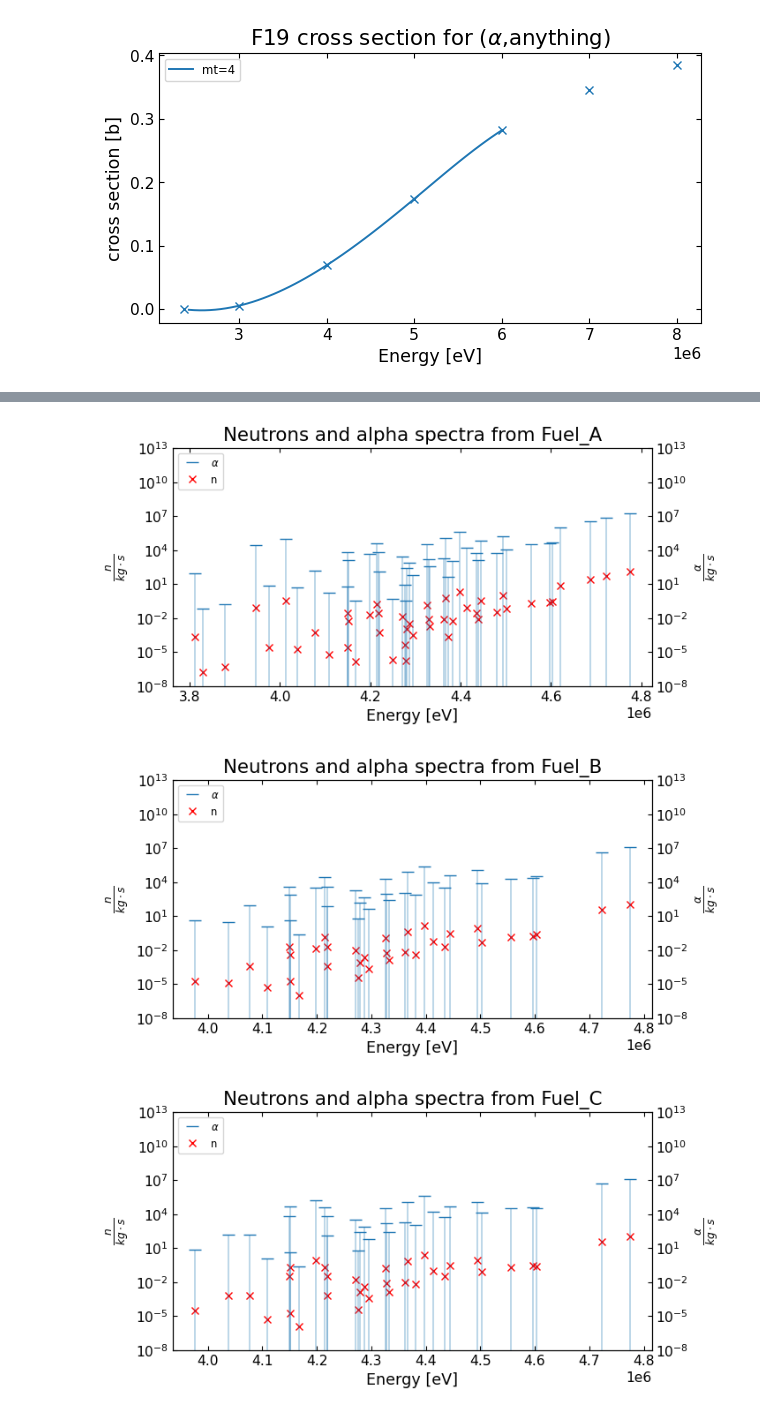
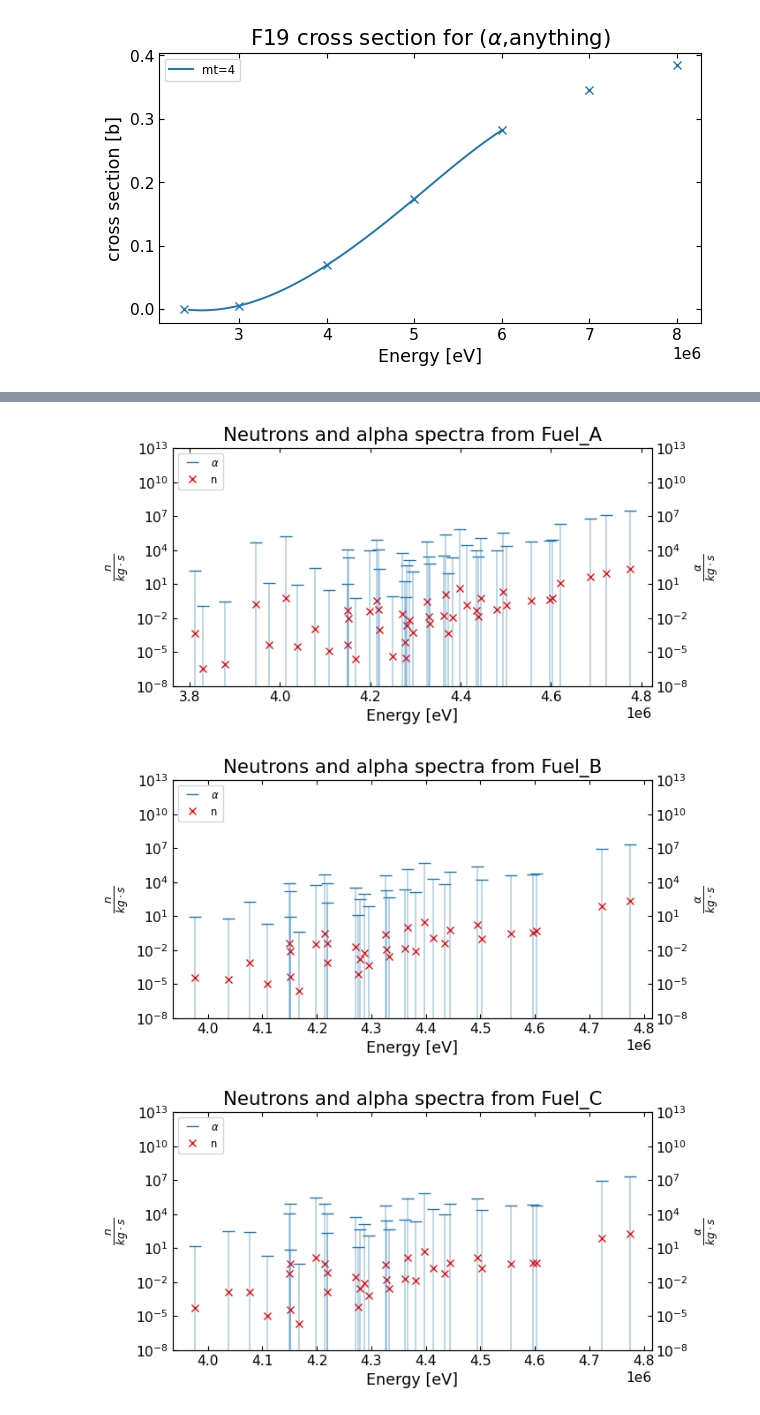
Before and after one commit to EmilEskol/Speciale, a Jupyter notebook: 4Neutron_spectrum_from_alpha_N.ipynb, the cells around one changed output, grey strips where cells are left out. Drawn from its saved outputs; the diff is of its cells as text; code cells hidden in the pictures.

Commit message:
170626 - neutron count done

```diff
--- a/4Neutron_spectrum_from_alpha_N.ipynb
+++ b/4Neutron_spectrum_from_alpha_N.ipynb
@@ -51,7 +51,7 @@ def get_spline_data(spline,xs,extrapolate = False,non_negative=False):
 
     return spline_data
 
-fuel_name= 'Fuel_A'
+fuel_name= 'Fuel_C'
 mat = gh.get_material_by_name(fuel_name,mats)
 E_min=1e4
 E_max=5e6
@@ -253,7 +252,7 @@ def neutrons_from_material(mat,E_min=0,E_max=6e6,nr_points=1000,
         mt_to_markers = {4: 'o',11: 's',16: '^',17: 'v',18: 'D',22: 'P',23: 'X',24: '*',
                          25: '<',28: '>',29: 'p',30: 'h',32: 'H',33: 'd',34: '8',35: '+',}
         mt_to_reaction = {4:  r'($\alpha$,n)', 11: r'($\alpha$,2n+d)',16: r'($\alpha$,2n)',
-                        17: r'($\alpha$,3n)',18: r'($\alpha$,f)',22: r'($\alpha$,$\alpha$)',
+                        17: r'($\alpha$,3n)',18: r'($\alpha$,f)',22: r'($\alpha$,$\alpha$+n)',
                         23: r'($\alpha$,n+3$\alpha$)',24: r'($\alpha$,2n+$\alpha$)',
                         25: r'($\alpha$,3n+$\alpha$)',28: r'($\alpha$,n+p)',29: r'($\alpha$,n+2$\alpha$)',
                         30: r'($\alpha$,2n+2$\alpha$)',32: r'($\alpha$,n+d)',33: r'($\alpha$,n+t)',
@@ -372,13 +371,13 @@ def neutrons_from_material(mat,E_min=0,E_max=6e6,nr_points=1000,
     total_alphas = sum(alpha_spectra)
     print(f' Alpha per second: {total_alphas:.3g}')
     neutrons_per_alpha = neutrons_total*(1e6/total_alphas)
-    print(f'n/(kg*s) from {mat.name} is {neutrons_total:.4g} with {nr_points:.2g} points giving {neutrons_per_alpha:.3g} n/10^6 a')
+    print(f'n/(kg*s) from {mat.name} is {neutrons_total:.7g} with {nr_points:.2g} points giving {neutrons_per_alpha:.3g} n/10^6 a')
     print(f'for {alpha_energies[-1]/1e6:.3g} MeV the neutrons pr alpha is {neutrons_added[-1]/alpha_spectra[-1]*1e6:.3g}')
     return neutrons_total, total_alphas
 
 
 fig, ax = plt.subplots(1,3,figsize=(18,6))
-points_power = 2
+points_power = 5
 fuel_name= 'Fuel_A'
 mat = gh.get_material_by_name(fuel_name,mats)
 neutrons,_ = neutrons_from_material(mat,E_max=5e6,nr_points=10**points_power,plot_parts=True)
@@ -391,6 +390,7 @@ neutrons,_ = neutrons_from_material(mat,E_max=5e6,nr_points=10**points_power,plo
 mass_kg = mat.density*707921.1677922/1000
 print(f'{mat.name} mass in kg: {mass_kg:.3g} which gives {neutrons*mass_kg:.3g} neutrons/s\n')
 
+
 fuel_name= 'Fuel_C'
 mat = gh.get_material_by_name(fuel_name,mats)
 neutrons,_ = neutrons_from_material(mat,E_max=5e6,nr_points=10**points_power,plot_parts=True,plot_crosssections=False)
@@ -420,5 +417,5 @@ Fuel_C mass in kg: 1.62e+03 which gives 2.32e+05 neutrons/s
-[figure, old version]
+[figure, new version]
-[figure, old version]
+[figure, new version]
-[figure, old version]
+[figure, new version]
 # %%
 def deviation_calc(x,y):
```
Also changed, not shown: parts of 7 cells of this notebook, 2 other files.
